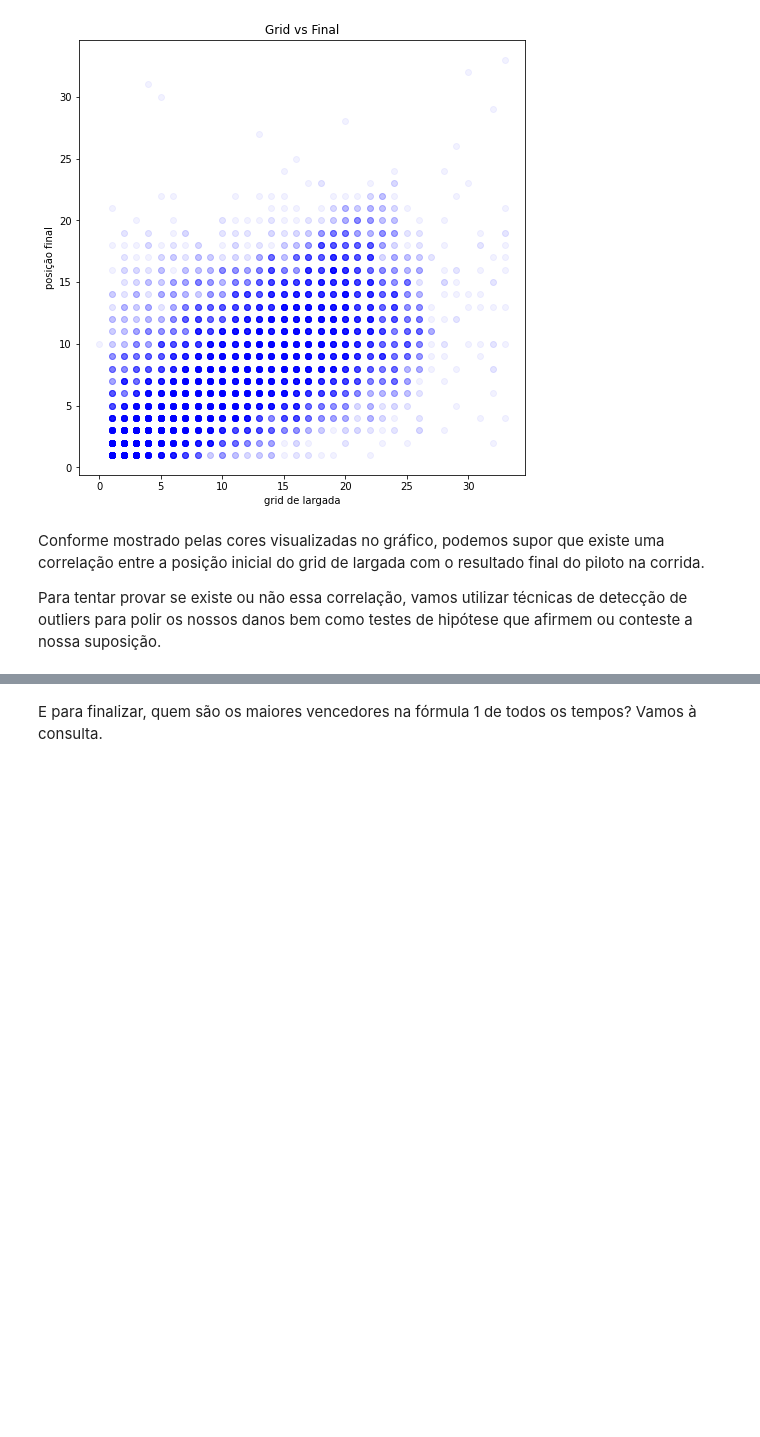
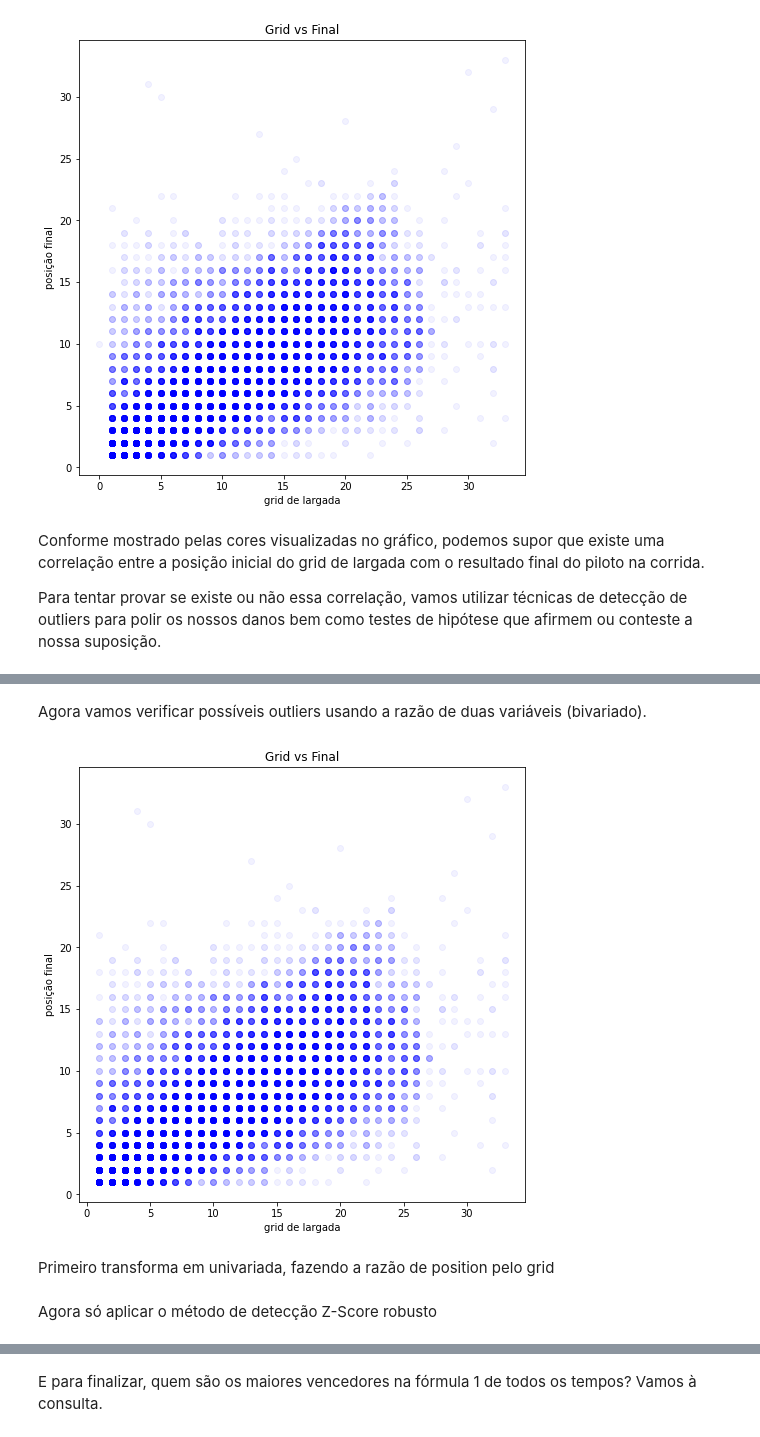
Before and after one commit to renatojmf/analiseDadosF1, a Jupyter notebook: dadosf1.ipynb, the cells around one changed output, grey strips where cells are left out. Saved outputs shown, nothing was run; the diff lists cells and outputs as text; code cells hidden in the pictures; blank space fills up the shorter version.

```diff
--- a/dadosf1.ipynb
+++ b/dadosf1.ipynb
@@ -740,0 +764,2 @@ Para tentar provar se existe ou não essa correlação, vamos utilizar técnicas
+# %%
+df_pos = df_pos[df_pos['grid']>0]
@@ -740,0 +778,13 @@ Para tentar provar se existe ou não essa correlação, vamos utilizar técnicas
+# %% [markdown]
+Agora vamos verificar possíveis outliers usando a razão de duas variáveis (bivariado).
+# %%
+fig, ax = plt.subplots(figsize = (8, 8))
+ax.scatter(df_pos['grid'], df_pos['position'], alpha = 0.05, color = '#0000FF')
+ax.set(xlabel = 'grid de largada'
+       , ylabel = 'posição final'
+       , title = 'Grid vs Final')
+plt.show()
+# %% [output]
+[figure, added]
+# %% [markdown]
+Primeiro transforma em univariada, fazendo a razão de position pelo grid
@@ -740,0 +793,2 @@ Para tentar provar se existe ou não essa correlação, vamos utilizar técnicas
+# %% [markdown]
+Agora só aplicar o método de detecção Z-Score robusto
```
Also changed, not shown: parts of 23 cells of this notebook.
